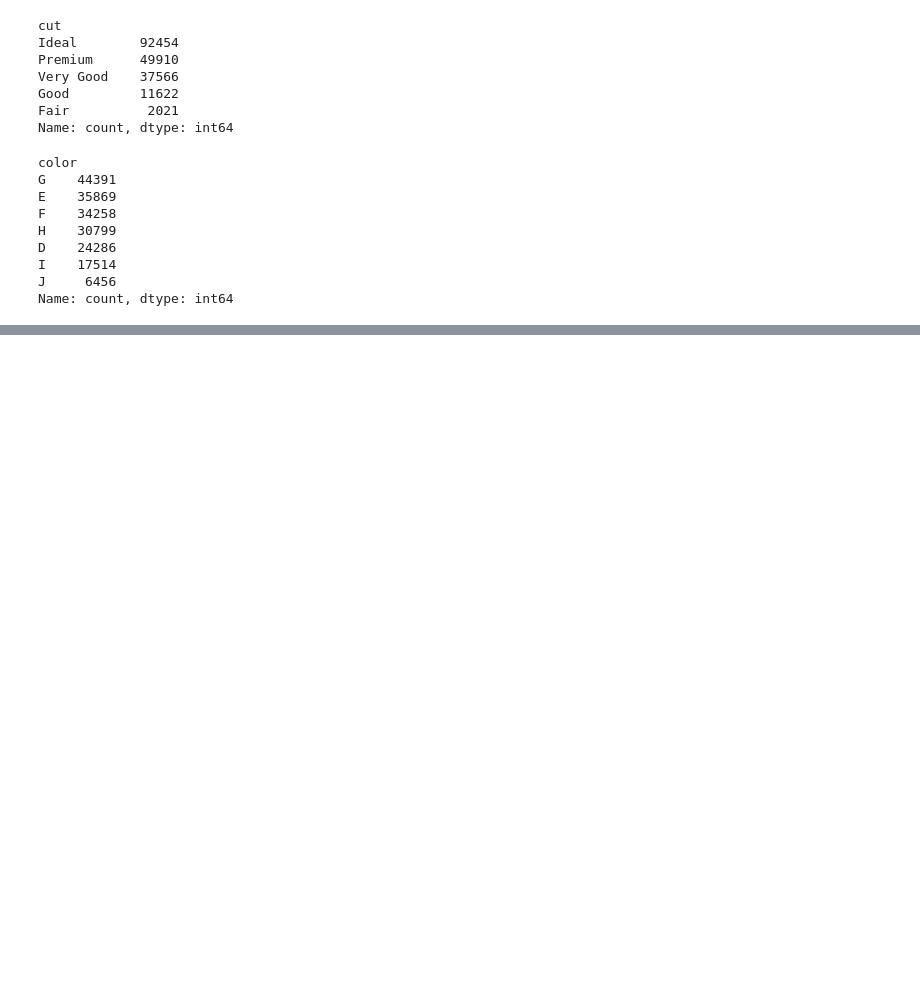
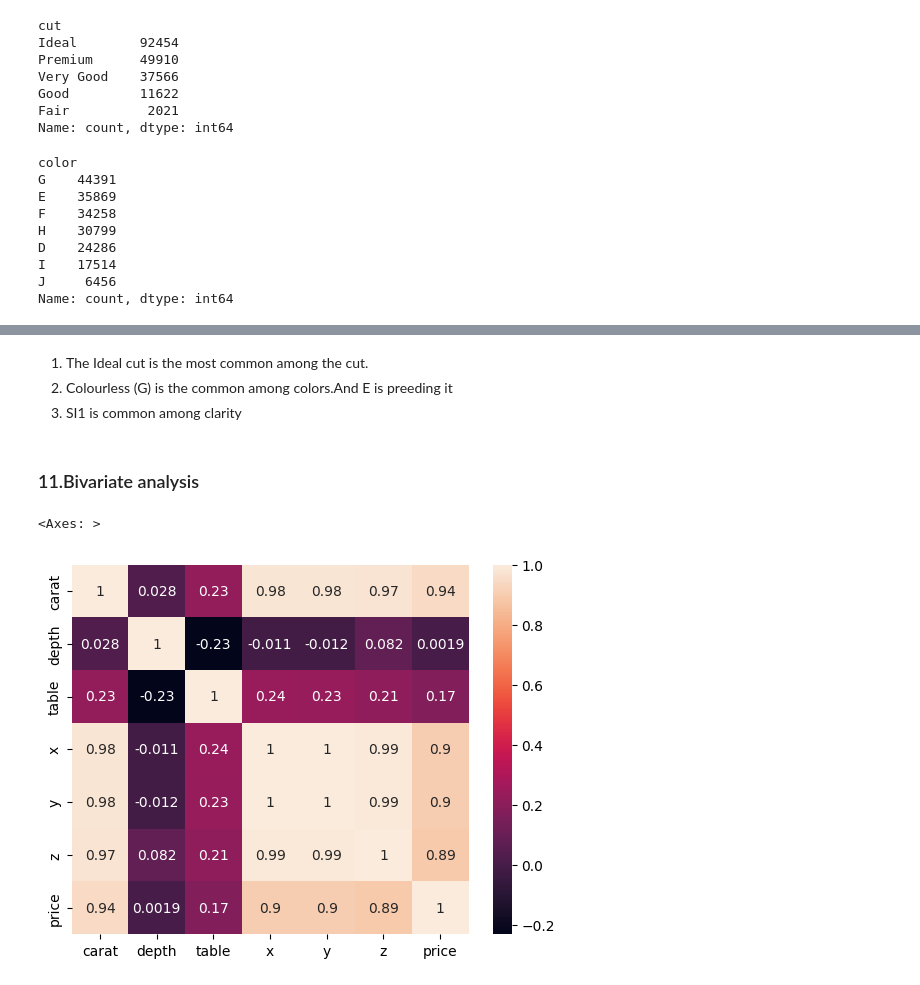
Before and after one commit to Anna-Elsa-Luiz/End_to_End_ML_Project, a Jupyter notebook: notebooks/research.ipynb, the cells around one changed output, grey strips where cells are left out. Saved outputs shown, nothing was run; the diff lists cells and outputs as text; code cells hidden in the pictures; blank space fills up the shorter version.

```diff
--- a/notebooks/research.ipynb
+++ b/notebooks/research.ipynb
@@ -376,0 +435,11 @@ Name: count, dtype: int64
+# %% [markdown]
+1. The Ideal cut is the most common among the cut.
+2. Colourless (G) is the common among colors.And E is preeding it
+3. SI1 is common among clarity
+# %% [markdown]
+### 11.Bivariate analysis
+# %%
+sns.heatmap(new_data[num].corr(),annot=True)
+# %% [output]
+<Axes: >
+[figure, added]
```
Also changed, not shown: parts of 30 cells of this notebook, 1 other file.
